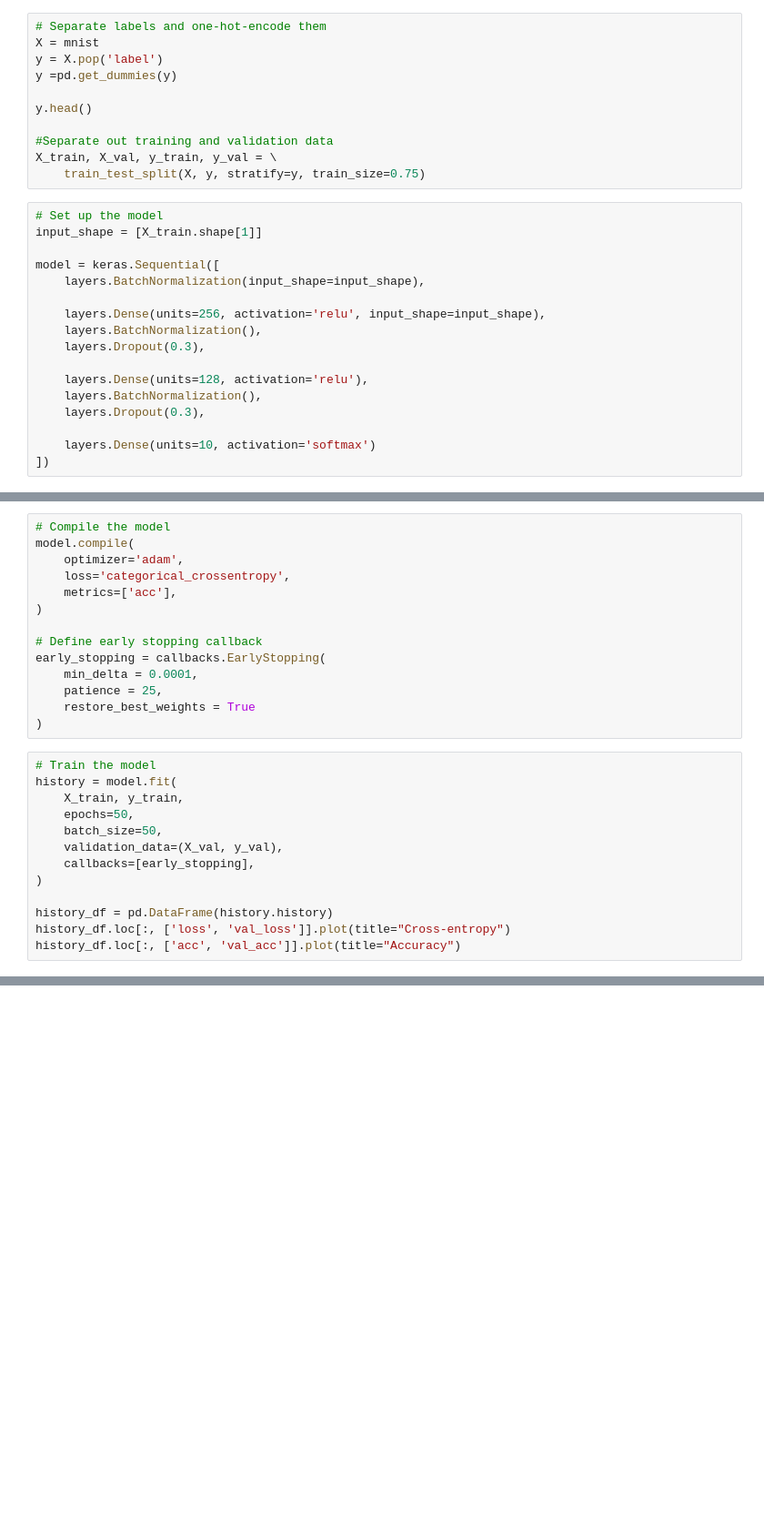
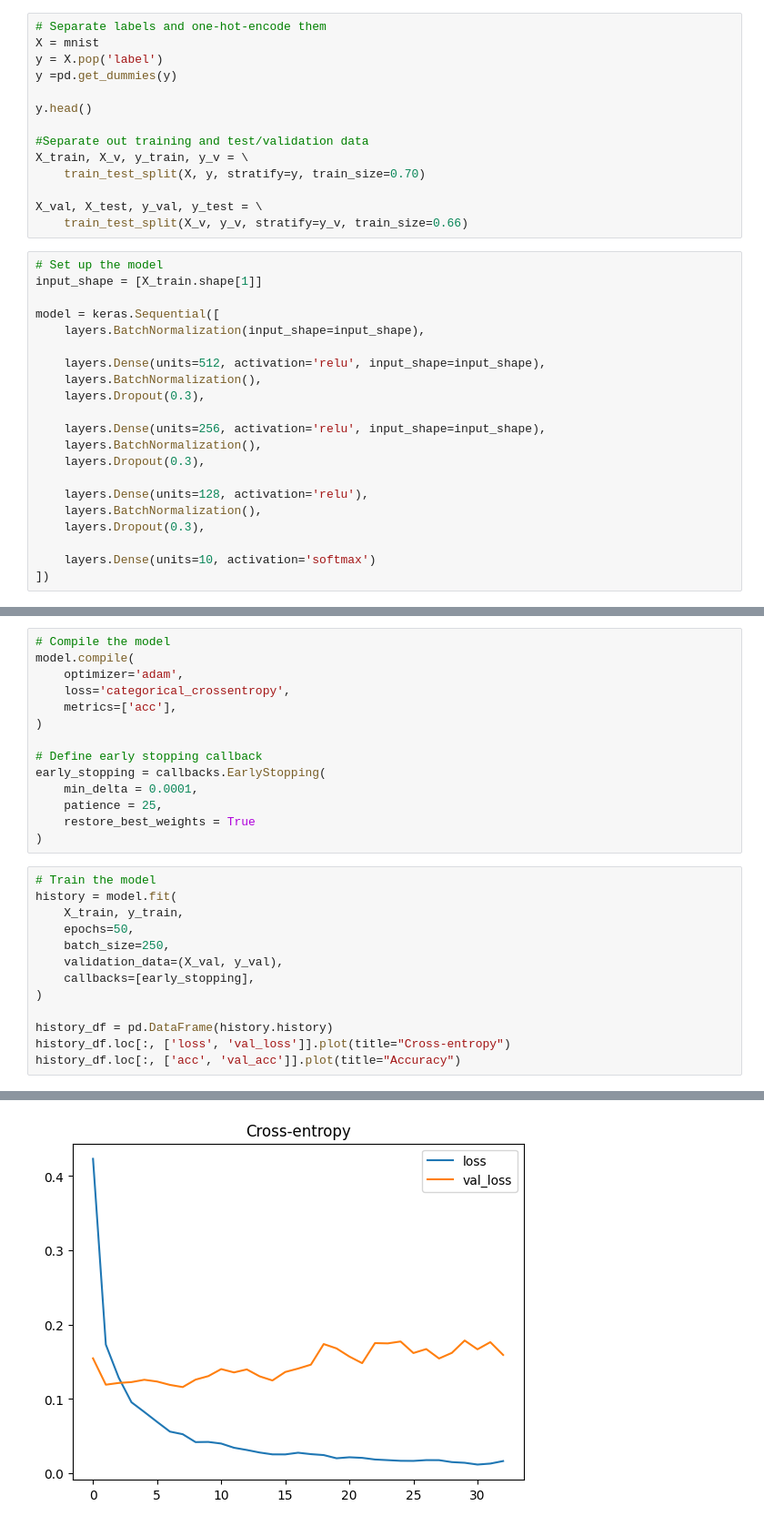
Before and after one commit to pshort2/MNIST-TF, a Jupyter notebook: mnist-model.ipynb, the cells around one changed output, grey strips where cells are left out. Shown: that part at 91% size. Cells and saved outputs as stored; diff of their text form; blank space fills up the shorter version.

```diff
--- a/mnist-model.ipynb
+++ b/mnist-model.ipynb
@@ -36,15 +33,22 @@ y =pd.get_dummies(y)
 
 y.head()
 
-#Separate out training and validation data
-X_train, X_val, y_train, y_val = \
-    train_test_split(X, y, stratify=y, train_size=0.75)
+#Separate out training and test/validation data
+X_train, X_v, y_train, y_v = \
+    train_test_split(X, y, stratify=y, train_size=0.70)
+
+X_val, X_test, y_val, y_test = \
+    train_test_split(X_v, y_v, stratify=y_v, train_size=0.66)
 # %%
 # Set up the model
 input_shape = [X_train.shape[1]]
 
 model = keras.Sequential([
     layers.BatchNormalization(input_shape=input_shape),
+
+    layers.Dense(units=512, activation='relu', input_shape=input_shape),
+    layers.BatchNormalization(),
+    layers.Dropout(0.3),
 
     layers.Dense(units=256, activation='relu', input_shape=input_shape),
     layers.BatchNormalization(),
@@ -81,7 +79,7 @@ early_stopping = callbacks.EarlyStopping(
 history = model.fit(
     X_train, y_train,
     epochs=50,
-    batch_size=50,
+    batch_size=250,
     validation_data=(X_val, y_val),
     callbacks=[early_stopping],
 )
@@ -111,0 +109 @@ Epoch 37/50
+[figure, added]
```
Also changed, not shown: parts of 3 cells of this notebook.
